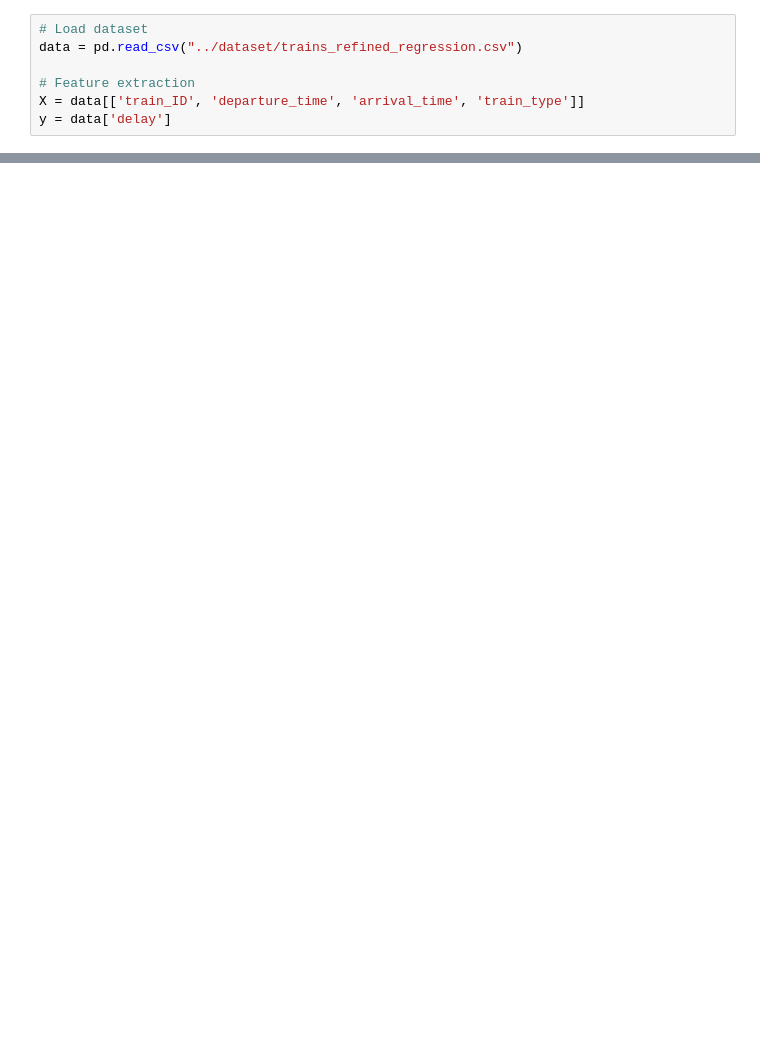
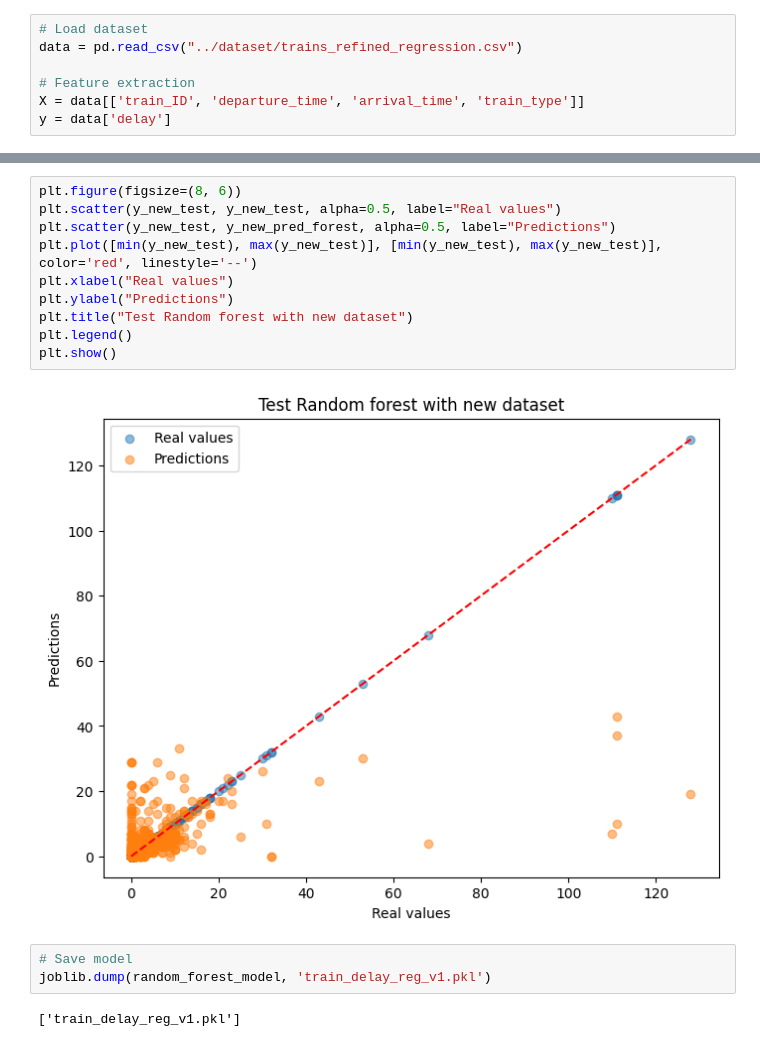
Before and after one commit to Giuto01/TrainDelay-project, a Jupyter notebook: machine_learning/regression.ipynb, the cells around one changed output, grey strips where cells are left out. Cells and saved outputs as stored; diff of their text form; blank space fills up the shorter version.

```diff
--- a/machine_learning/regression.ipynb
+++ b/machine_learning/regression.ipynb
@@ -130,0 +155,17 @@ plt.show()
+# %%
+plt.figure(figsize=(8, 6))
+plt.scatter(y_new_test, y_new_test, alpha=0.5, label="Real values")
+plt.scatter(y_new_test, y_new_pred_forest, alpha=0.5, label="Predictions")
+plt.plot([min(y_new_test), max(y_new_test)], [min(y_new_test), max(y_new_test)], color='red', linestyle='--')
+plt.xlabel("Real values")
+plt.ylabel("Predictions")
+plt.title("Test Random forest with new dataset")
+plt.legend()
+plt.show()
+# %% [output]
+[figure, added]
+# %%
+# Save model
+joblib.dump(random_forest_model, 'train_delay_reg_v1.pkl')
+# %% [output]
+['train_delay_reg_v1.pkl']
```
Also changed, not shown: parts of 17 cells of this notebook, 4 other files.
